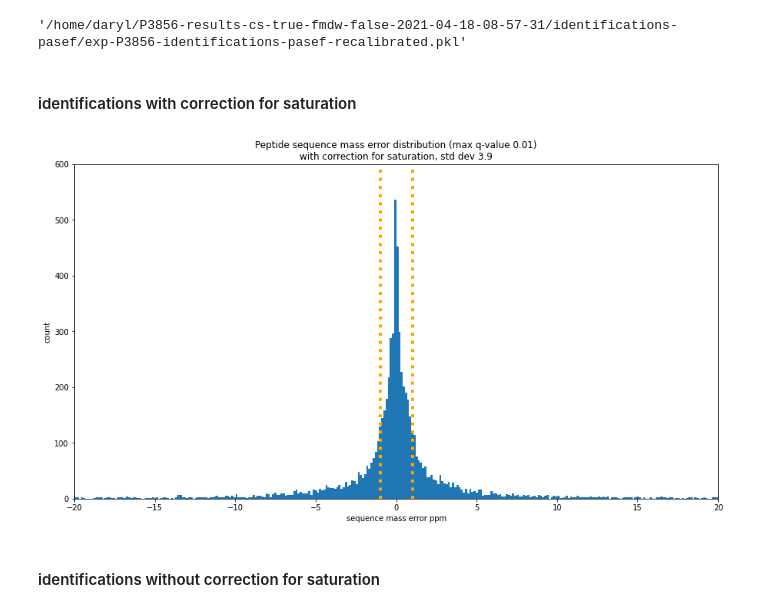
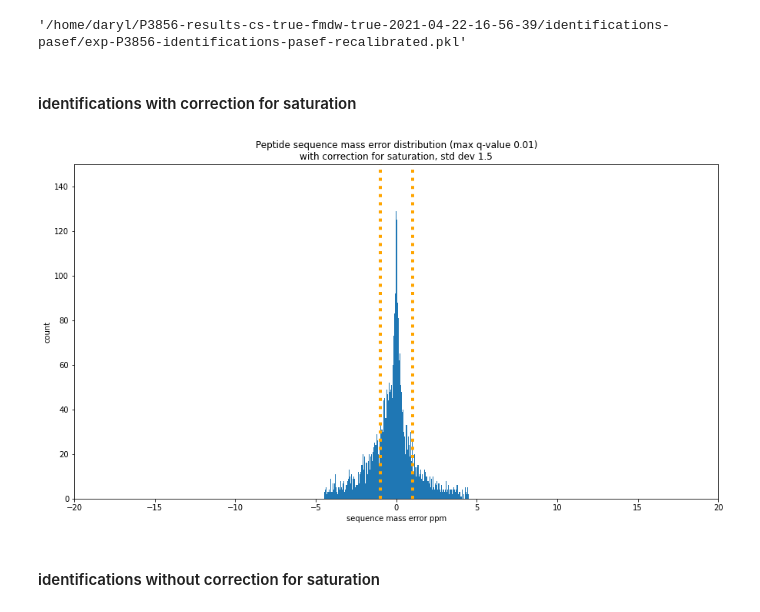
Before and after one commit to WEHI-Proteomics/tfde, a Jupyter notebook: notebooks/paper 2 - identifications with and without saturation correction.ipynb, the cells around one changed output. Cells and saved outputs as stored; diff of their text form; code cells hidden in the pictures.

```diff
--- a/notebooks/paper 2 - identifications with and without saturation correction.ipynb
+++ b/notebooks/paper 2 - identifications with and without saturation correction.ipynb
@@ -11,12 +11,12 @@ from os.path import expanduser
 experiment_name = 'P3856'
 feature_detection_method = 'pasef'
 
-IDENTIFICATIONS_WITH_CS_DIR = '{}/P3856-results-cs-true-fmdw-false-2021-04-18-08-57-31/identifications-pasef'.format(expanduser("~"))
+IDENTIFICATIONS_WITH_CS_DIR = '{}/P3856-results-cs-true-fmdw-true-2021-04-22-16-56-39/identifications-pasef'.format(expanduser("~"))
 IDENTIFICATIONS_WITH_CS_FILE = '{}/exp-{}-identifications-{}-recalibrated.pkl'.format(IDENTIFICATIONS_WITH_CS_DIR, experiment_name, feature_detection_method)
 # %%
 IDENTIFICATIONS_WITH_CS_FILE
 # %% [output]
-'/home/daryl/P3856-results-cs-true-fmdw-false-2021-04-18-08-57-31/identifications-pasef/exp-P3856-identifications-pasef-recalibrated.pkl'
+'/home/daryl/P3856-results-cs-true-fmdw-true-2021-04-22-16-56-39/identifications-pasef/exp-P3856-identifications-pasef-recalibrated.pkl'
 # %%
 MAXIMUM_Q_VALUE = 0.01
 # %% [markdown]
@@ -30,25 +30,25 @@ identifications_with_cs_df = identifications_with_cs_df[(identifications_with_cs
 # %%
 f, ax1 = plt.subplots()
 f.set_figheight(8)
 f.set_figwidth(15)
 
 plt.margins(0.06)
 plt.title('Peptide sequence mass error distribution (max q-value {})\nwith correction for saturation, std dev {}'.format(MAXIMUM_Q_VALUE, round(identifications_with_cs_df.mass_accuracy_ppm.std(),1)))
 
 bins = 300
 hist, bins, _ = plt.hist(identifications_with_cs_df.mass_accuracy_ppm, bins=bins)
 plt.xlabel('sequence mass error ppm')
 plt.ylabel('count')
 
 plt.xlim((-20,20))
-plt.ylim((0,600))
+plt.ylim((0,150))
 
 plt.axvline(x=+1, linestyle=':', linewidth=4, color='orange')
 plt.axvline(x=-1, linestyle=':', linewidth=4, color='orange')
 
 plt.show()
 # %% [output]
-[figure, old version]
+[figure, new version]
 # %% [markdown]
 #### identifications without correction for saturation
 # %%
```
Also changed, not shown: parts of 22 cells of this notebook, 2 other files.
